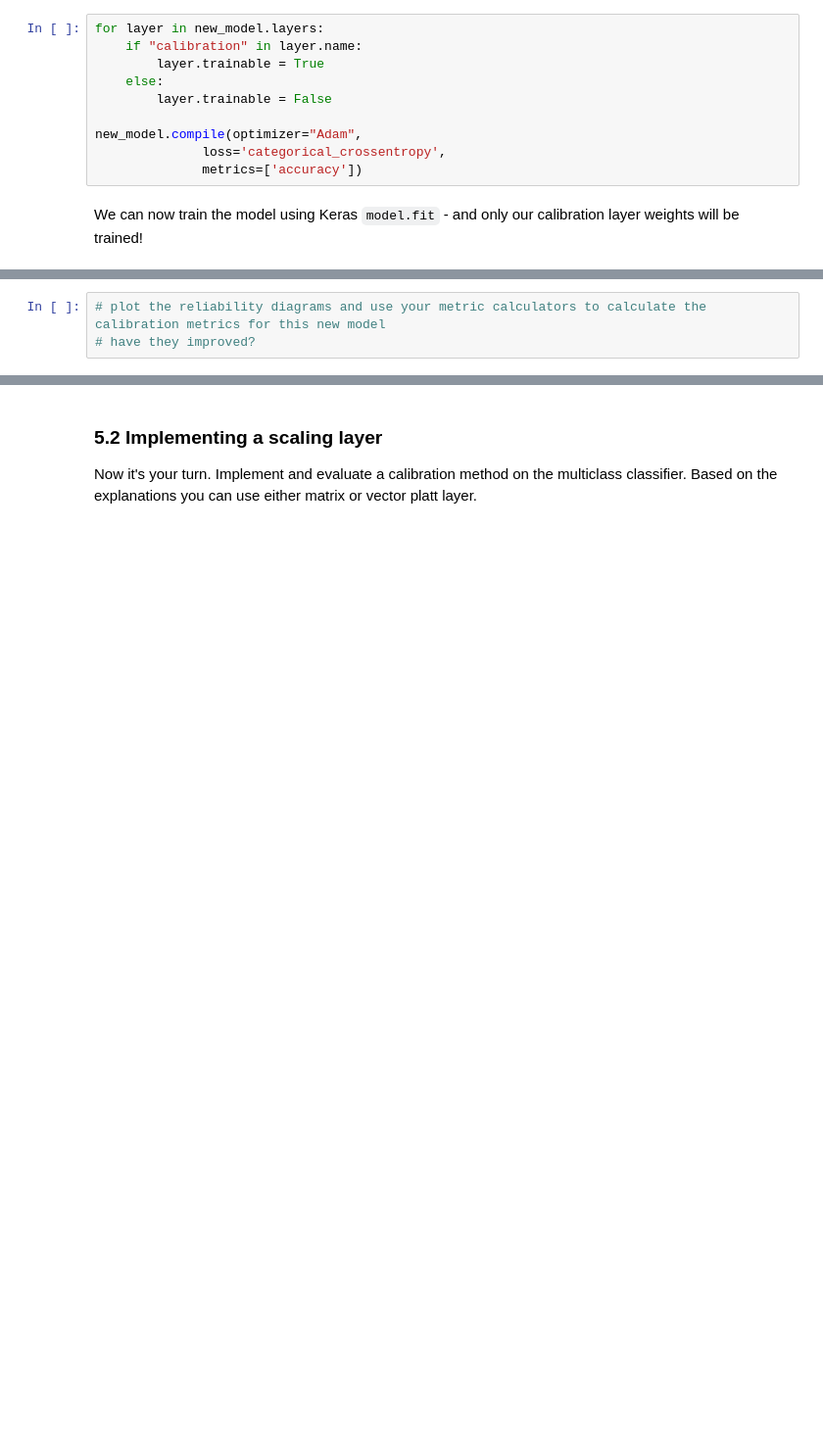
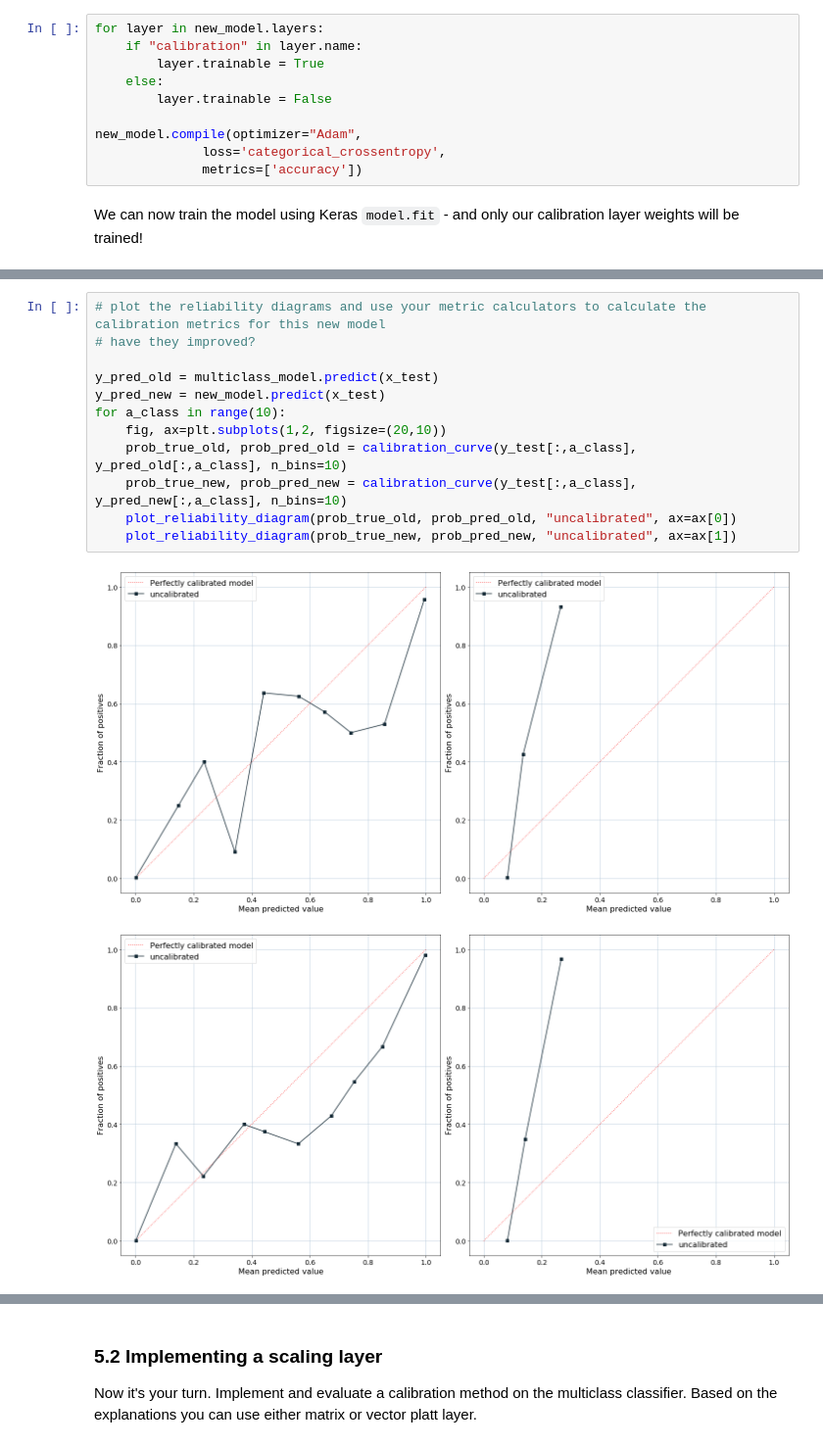
Before and after one commit to nplan-io/kdd2020-calibration, a Jupyter notebook: tutorial/KDD 2020 - nPlan calibration session (completed).ipynb, the cells around one changed output, grey strips where cells are left out. Shown at 98% size. Saved outputs shown, nothing was run; the diff lists cells and outputs as text; blank space fills up the shorter version.

```diff
--- a/tutorial/KDD 2020 - nPlan calibration session (completed).ipynb
+++ b/tutorial/KDD 2020 - nPlan calibration session (completed).ipynb
@@ -379,3 +406,15 @@ new_model.fit(x_val,y_val)
-# %%
-# plot the reliability diagrams and use your metric calculators to calculate the calibration metrics for this new model
-# have they improved?
+# %%
+# plot the reliability diagrams and use your metric calculators to calculate the calibration metrics for this new model
+# have they improved?
+
+y_pred_old = multiclass_model.predict(x_test)
+y_pred_new = new_model.predict(x_test)
+for a_class in range(10):
+    fig, ax=plt.subplots(1,2, figsize=(20,10))
+    prob_true_old, prob_pred_old = calibration_curve(y_test[:,a_class], y_pred_old[:,a_class], n_bins=10)
+    prob_true_new, prob_pred_new = calibration_curve(y_test[:,a_class], y_pred_new[:,a_class], n_bins=10)
+    plot_reliability_diagram(prob_true_old, prob_pred_old, "uncalibrated", ax=ax[0])
+    plot_reliability_diagram(prob_true_new, prob_pred_new, "uncalibrated", ax=ax[1])
+# %% [output]
+[figure, added]
+[figure, added]
```
Also changed, not shown: parts of 8 cells of this notebook.
